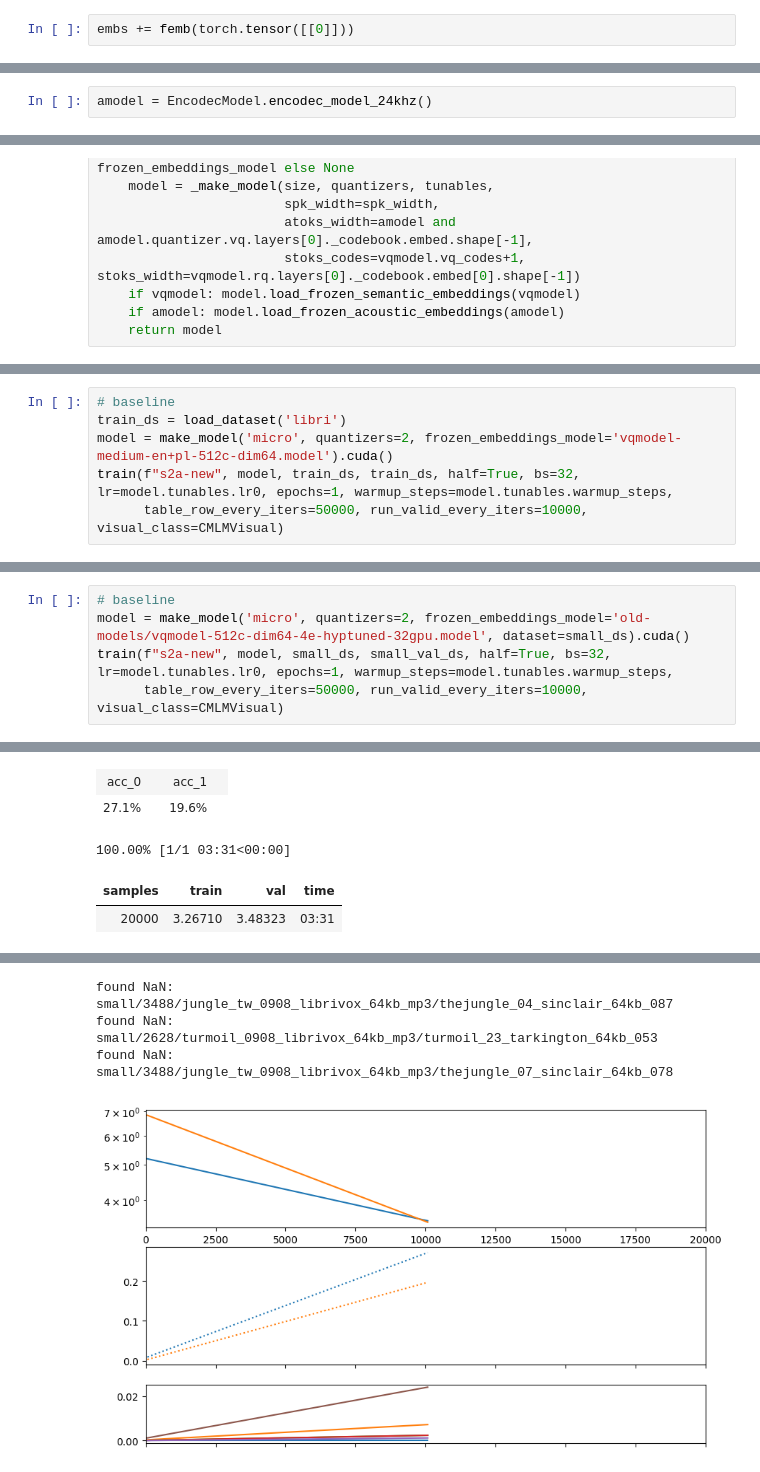
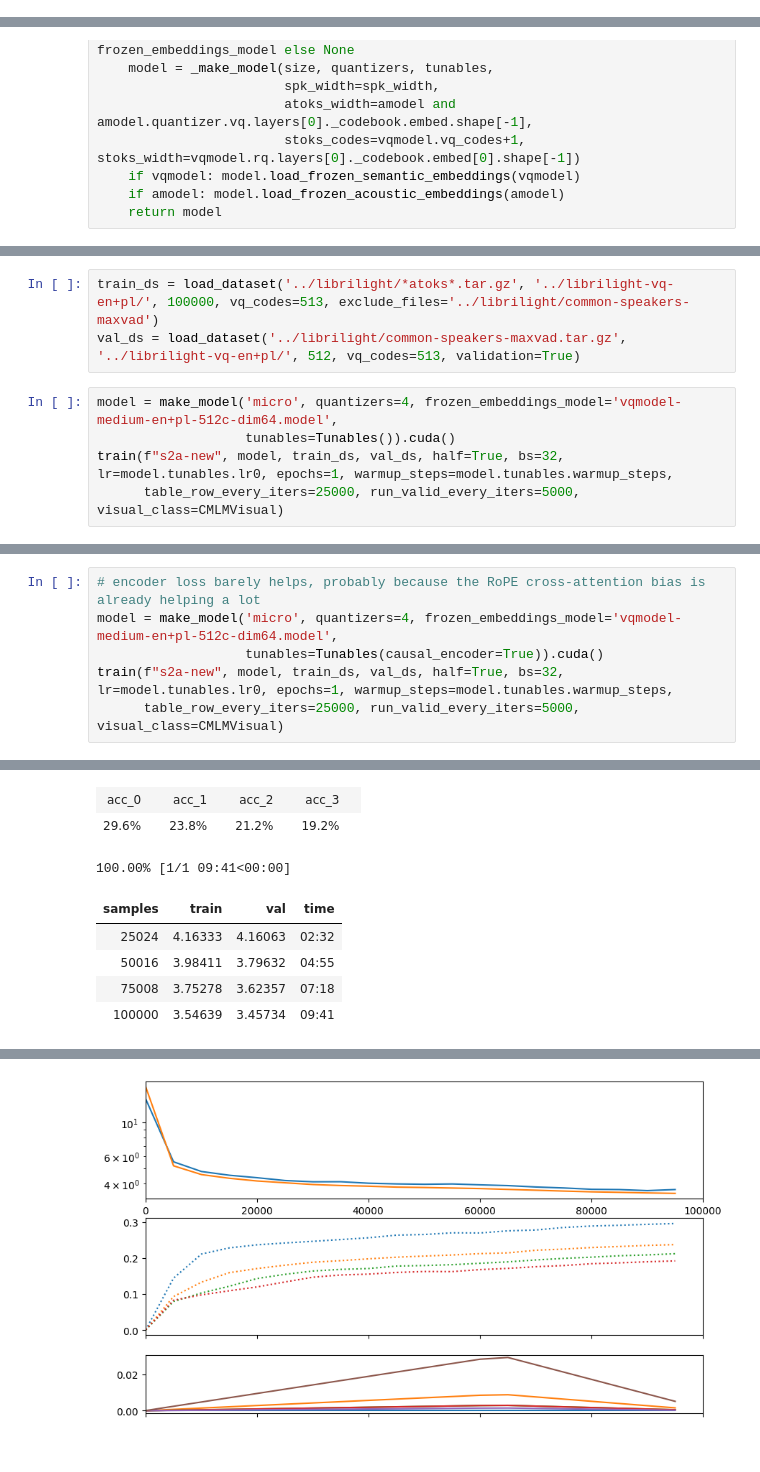
Before and after one commit to collabora/WhisperSpeech, a Jupyter notebook: nbs/4B. Multi-language semantic to acoustic token modeling.ipynb, the cells around one changed output, grey strips where cells are left out. Saved outputs shown, nothing was run; the diff lists cells and outputs as text.

Commit message:
s2a: updated training code, added batch size benchmarking

```diff
--- a/nbs/4B. Multi-language semantic to acoustic token modeling.ipynb
+++ b/nbs/4B. Multi-language semantic to acoustic token modeling.ipynb
@@ -396,2 +209,0 @@ tensor([[[1., 0., 0.],
-# %%
-embs += femb(torch.tensor([[0]]))
@@ -408,2 +209,0 @@ tensor([[[2., 0., 0.],
-# %%
-amodel = EncodecModel.encodec_model_24khz()
@@ -871,7 +649,9 @@ Automatic pdb calling has been turned ON
+# %%
+train_ds = load_dataset('../librilight/*atoks*.tar.gz', '../librilight-vq-en+pl/', 100000, vq_codes=513, exclude_files='../librilight/common-speakers-maxvad')
+val_ds = load_dataset('../librilight/common-speakers-maxvad.tar.gz', '../librilight-vq-en+pl/', 512, vq_codes=513, validation=True)
 # %%
-# baseline
-train_ds = load_dataset('libri')
-model = make_model('micro', quantizers=2, frozen_embeddings_model='vqmodel-medium-en+pl-512c-dim64.model').cuda()
-train(f"s2a-new", model, train_ds, train_ds, half=True, bs=32, lr=model.tunables.lr0, epochs=1, warmup_steps=model.tunables.warmup_steps,
-      table_row_every_iters=50000, run_valid_every_iters=10000, visual_class=CMLMVisual)
+model = make_model('micro', quantizers=4, frozen_embeddings_model='vqmodel-medium-en+pl-512c-dim64.model',
+                   tunables=Tunables()).cuda()
+train(f"s2a-new", model, train_ds, val_ds, half=True, bs=32, lr=model.tunables.lr0, epochs=1, warmup_steps=model.tunables.warmup_steps,
+      table_row_every_iters=25000, run_valid_every_iters=5000, visual_class=CMLMVisual)
 # %% [output]
@@ -883,13 +670,17 @@ train(f"s2a-new", model, train_ds, train_ds, half=True, bs=32, lr=model.tunables
 # %%
-# baseline
-model = make_model('micro', quantizers=2, frozen_embeddings_model='old-models/vqmodel-512c-dim64-4e-hyptuned-32gpu.model', dataset=small_ds).cuda()
-train(f"s2a-new", model, small_ds, small_val_ds, half=True, bs=32, lr=model.tunables.lr0, epochs=1, warmup_steps=model.tunables.warmup_steps,
-      table_row_every_iters=50000, run_valid_every_iters=10000, visual_class=CMLMVisual)
+# encoder loss barely helps, probably because the RoPE cross-attention bias is already helping a lot
+model = make_model('micro', quantizers=4, frozen_embeddings_model='vqmodel-medium-en+pl-512c-dim64.model',
+                   tunables=Tunables(causal_encoder=True)).cuda()
+train(f"s2a-new", model, train_ds, val_ds, half=True, bs=32, lr=model.tunables.lr0, epochs=1, warmup_steps=model.tunables.warmup_steps,
+      table_row_every_iters=25000, run_valid_every_iters=5000, visual_class=CMLMVisual)
 # %% [output]
 [interactive output not drawn]
 Accuracies:
-| acc_0 |  | acc_1 |  |
-| 27.1% |  | 19.6% |  |
+| acc_0 |  | acc_1 |  | acc_2 |  | acc_3 |  |
+| 29.6% |  | 23.8% |  | 21.2% |  | 19.2% |  |
-100.00% [1/1 03:31<00:00]
+100.00% [1/1 09:41<00:00]
 | samples | train | val | time |
-| 20000 | 3.26710 | 3.48323 | 03:31 |
+| 25024 | 4.16333 | 4.16063 | 02:32 |
+| 50016 | 3.98411 | 3.79632 | 04:55 |
+| 75008 | 3.75278 | 3.62357 | 07:18 |
+| 100000 | 3.54639 | 3.45734 | 09:41 |
@@ -897,5 +688,2 @@ Accuracies:
-found NaN: small/3488/jungle_tw_0908_librivox_64kb_mp3/thejungle_04_sinclair_64kb_087
-found NaN: small/2628/turmoil_0908_librivox_64kb_mp3/turmoil_23_tarkington_64kb_053
-found NaN: small/3488/jungle_tw_0908_librivox_64kb_mp3/thejungle_07_sinclair_64kb_078
-[figure, old version]
+[figure, new version]
 # %%
```
Also changed, not shown: parts of 54 cells of this notebook, 1 other file.
